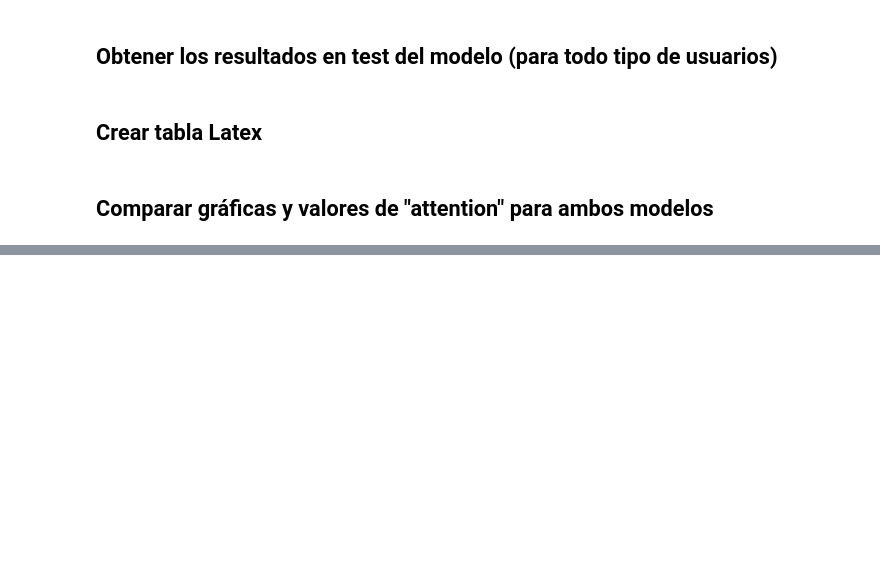
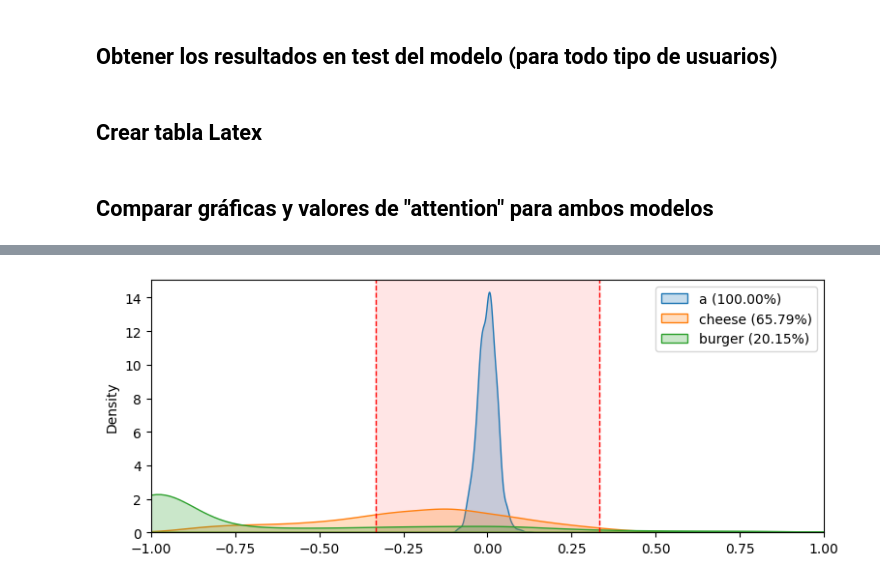
Before and after one commit to pablo-pnunez/TAVtext, a Jupyter notebook: Ablation.ipynb, the cells around one changed output, grey strips where cells are left out. Cells and saved outputs as stored; diff of their text form; code cells hidden in the pictures; blank space fills up the shorter version.

Commit message:
Añadida visualización de rango central en ablación

```diff
--- a/Ablation.ipynb
+++ b/Ablation.ipynb
@@ -118,3 +118,75 @@ table = latex_table(results, metrics=metrics, models=models)
 table.to_excel("ablation_results.xlsx")
 # %% [markdown]
 ## Comparar gráficas y valores de "attention" para ambos modelos
+# %%
+import matplotlib.pyplot as plt
+import seaborn as sns
+import numpy as np
+
+def visualizar_kde_intervalo_central(model, dataset, subset, text, gpu=None):
+    # Cargar configuración del modelo
+    model_class = load_best_model(model=model, dataset=dataset, subset=subset, gpu=gpu)
+
+    # Cargar el modelo entrenado
+    model_class.train(dev=False, save_model=True)
+
+    # Evaluar un texto
+    att_query, att_query_df, all_att = model_class.evaluate_text(text)
+
+    # Gráfico KDE
+    cm = 1 / 2.54  # cm a pulgadas
+    plt.figure(figsize=(20 * cm, 8 * cm))
+
+    if model == "ATT2ITM":
+        lower = -1 / 3
+        upper = 1 / 3
+
+        # Dibujar el intervalo central
+        plt.axvline(x=lower, color='red', linestyle='--', linewidth=1)
+        plt.axvline(x=upper, color='red', linestyle='--', linewidth=1)
+        plt.axvspan(lower, upper, color='red', alpha=0.1)
+
+        for wid, word in enumerate(att_query_df["text"].values):
+            # Porcentaje de valores dentro del intervalo central
+            valores = att_query[wid, :]
+            porcentaje_central = np.mean((valores > lower) & (valores < upper)) * 100
+            kde = sns.kdeplot(att_query[wid, :], fill=True, label=f"{word} ({porcentaje_central:.2f}%)")
+
+        kde.set_xlim([-1, 1])
+
+
+    elif model == "ATT2ITM_2":
+
+        for wid, word in enumerate(att_query_df["text"].values):
+
+            min_val = att_query[wid, :].min()
+            max_val = att_query[wid, :].max()
+            lower = (2 * min_val + max_val) / 3
+            upper = (min_val + 2 * max_val) / 3
+
+            # Porcentaje de valores dentro del intervalo central
+            valores = att_query[wid, :]
+            porcentaje_central = np.mean((valores > lower) & (valores < upper)) * 100
+
+            kde = sns.kdeplot(att_query[wid, :], fill=True, label=f"{word} ({porcentaje_central:.2f}%)")
+
+            # Dibujar el intervalo central
+            color = kde.get_lines()[-1].get_color()
+            plt.axvline(x=lower, color=color, linestyle='--', linewidth=1)
+            plt.axvline(x=upper, color=color, linestyle='--', linewidth=1)
+            plt.axvspan(lower, upper, color=color, alpha=0.1)
+
+
+        kde.set_xlim([att_query.min(), att_query.max()])
+
+    else:
+        raise ValueError(f"Modelo no soportado: {model}")
+
+    plt.tight_layout()
+    plt.legend()
+    plt.savefig(f"{model}_plot.pdf")
+    plt.show()
+
+visualizar_kde_intervalo_central( model="ATT2ITM", dataset="restaurants", subset="newyorkcity", text="a cheese burger" )
+visualizar_kde_intervalo_central( model="ATT2ITM_2", dataset="restaurants", subset="newyorkcity", text="a cheese burger" )
+# %% [output]
@@ -120,0 +210 @@ table.to_excel("ablation_results.xlsx")
+[figure, added]
```
Also changed, not shown: parts of 3 cells of this notebook, 21 other files.
